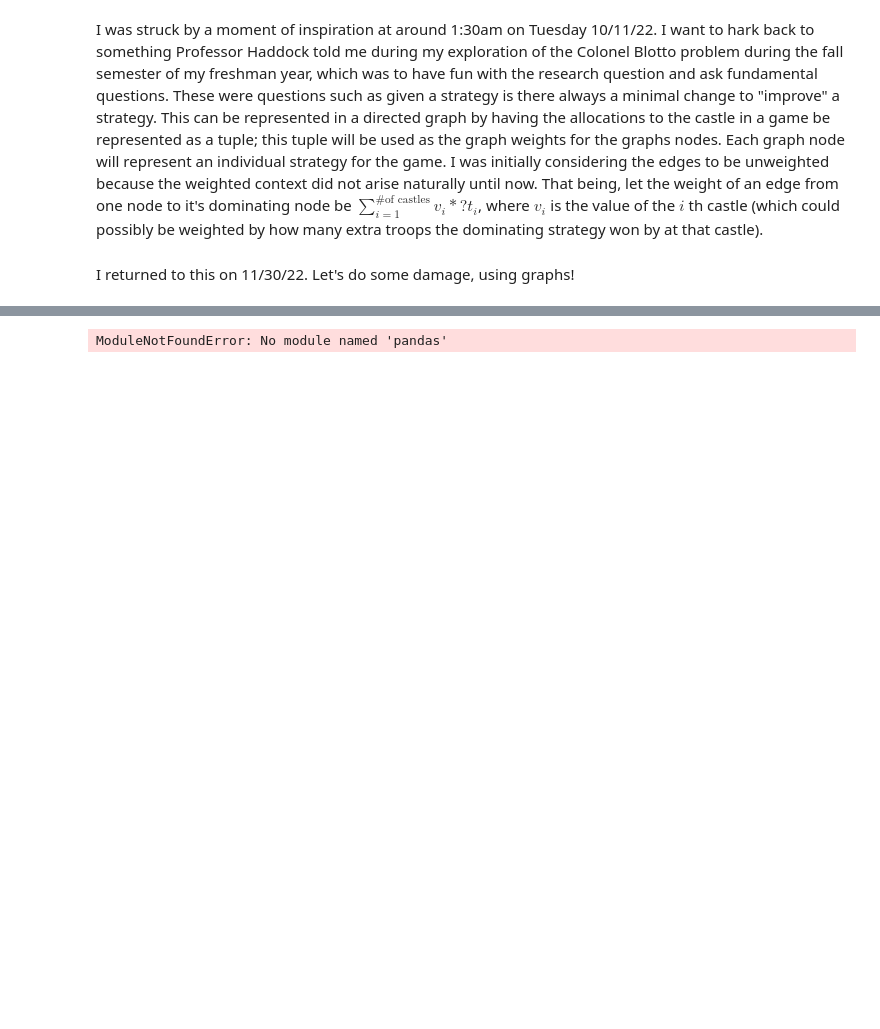
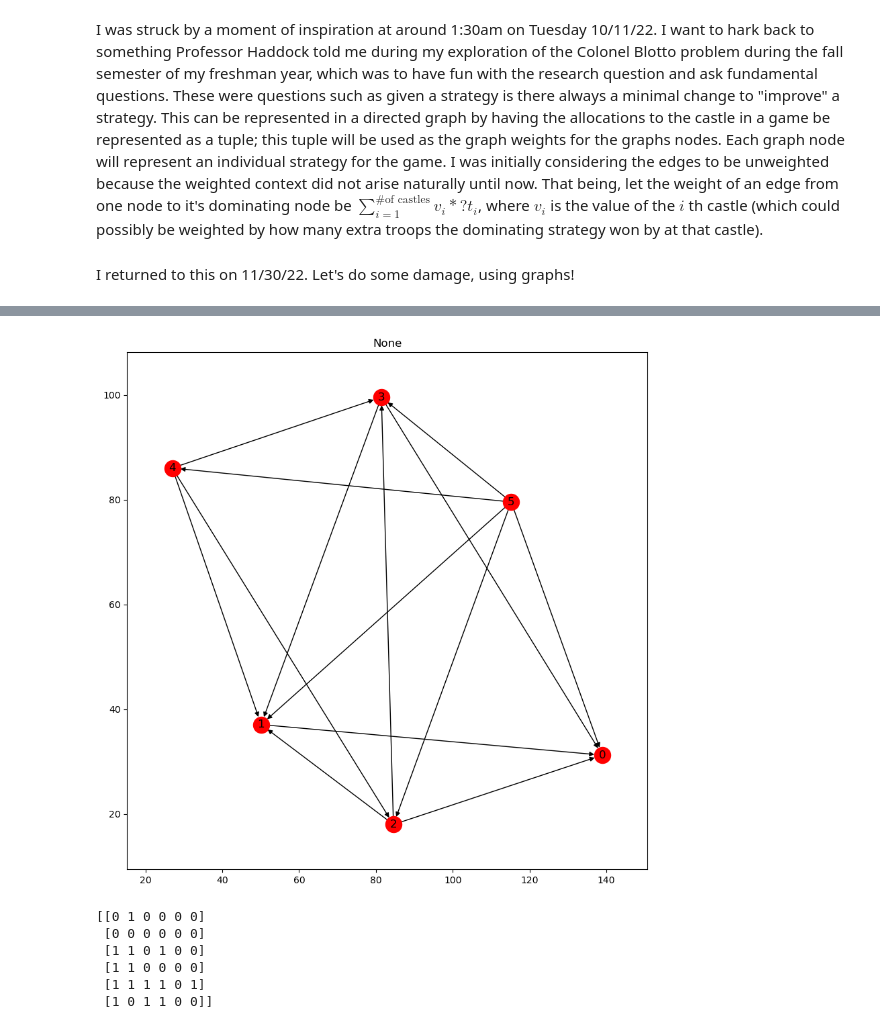
Before and after one commit to TesfaAsmara/colonel_dotto, a Jupyter notebook: nbs/00_dotto.ipynb, the cells around one changed output, grey strips where cells are left out. Saved outputs shown, nothing was run; the diff lists cells and outputs as text; code cells hidden in the pictures; blank space fills up the shorter version.

Commit message:
text and dotto grat and dotto graphs working

```diff
--- a/nbs/00_dotto.ipynb
+++ b/nbs/00_dotto.ipynb
@@ -266,7 +264,19 @@ dottocsv(3, 3)
-# %%
-import pandas as pd
-df = pd.read_csv("./C3T3")
-Graphtype = nx.Graph()
-Graph = nx.from_pandas_edgelist(df,"source", 'target', create_using=Graphtype)
-# %% [output]
-ModuleNotFoundError: No module named 'pandas'
+# %%
+import ast
+
+f = open("./T2C3", 'r')
+edgelist = ast.literal_eval(f.readline())
+# %%
+Graphtype = nx.DiGraph()
+Graph =  nx.from_edgelist(edgelist, create_using=Graphtype)
+plot_graph(Graph)
+A = nx.adjacency_matrix(Graph)
+print(A.todense())
+# %% [output]
+[figure, added]
+[[0 1 0 0 0 0]
+ [0 0 0 0 0 0]
+ [1 1 0 1 0 0]
+ [1 1 0 0 0 0]
+ [1 1 1 1 0 1]
+ [1 0 1 1 0 0]]
```
Also changed, not shown: parts of 4 cells of this notebook, 5 other files.
